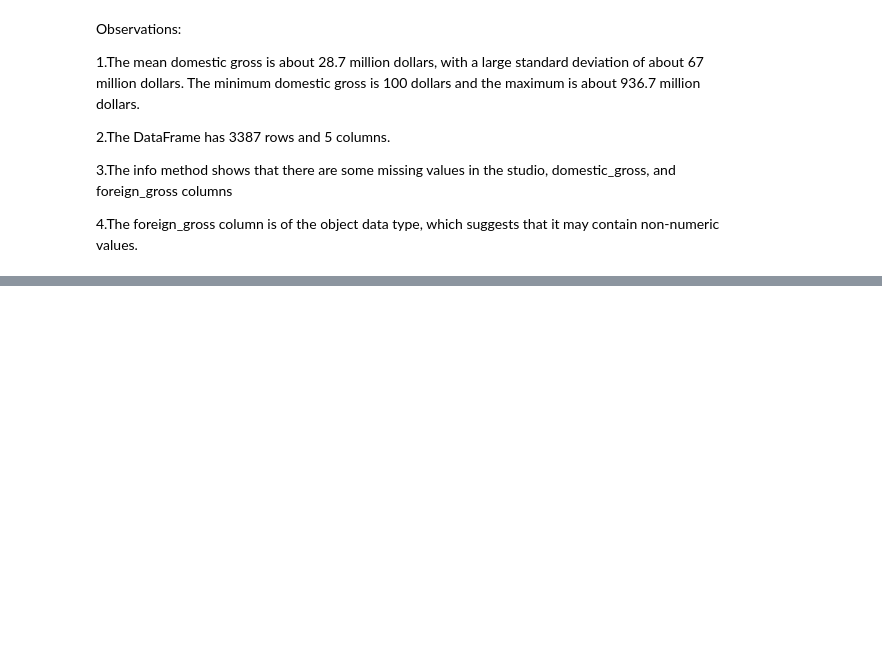
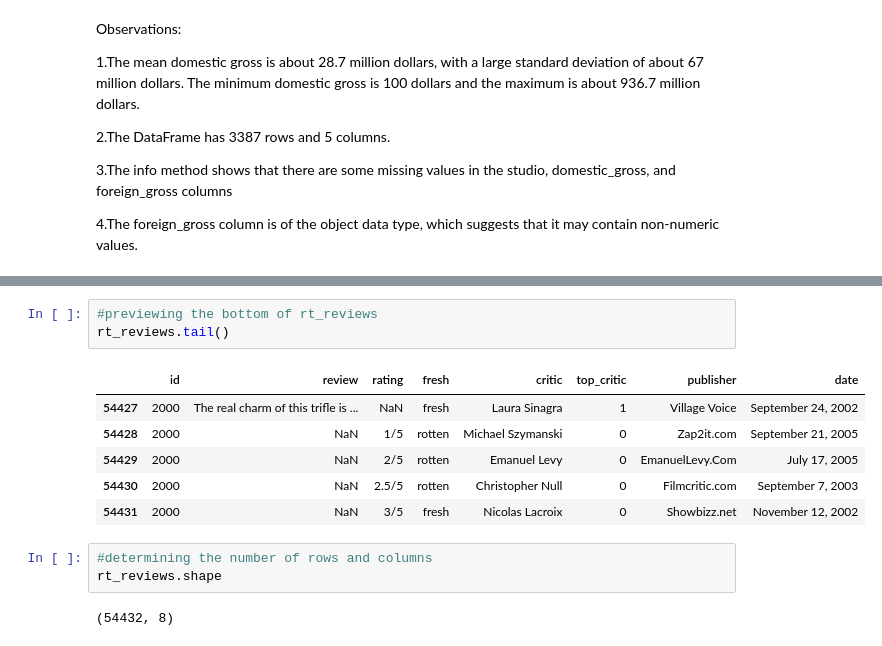
Before and after one commit to George-Mbugua/Movie_Analysis, a Jupyter notebook: Movie_Analysis.ipynb, the cells around one changed output, grey strips where cells are left out. Cells and saved outputs as stored; diff of their text form; blank space fills up the shorter version.

```diff
--- a/Movie_Analysis.ipynb
+++ b/Movie_Analysis.ipynb
@@ -135,0 +205,15 @@ Observations:
+# %%
+#previewing the bottom of rt_reviews
+rt_reviews.tail()
+# %% [output]
+|  | id | review | rating | fresh | critic | top_critic | publisher | date |
+| 54427 | 2000 | The real charm of this trifle is ... | NaN | fresh | Laura Sinagra | 1 | Village Voice | September 24, 2002 |
+| 54428 | 2000 | NaN | 1/5 | rotten | Michael Szymanski | 0 | Zap2it.com | September 21, 2005 |
+| 54429 | 2000 | NaN | 2/5 | rotten | Emanuel Levy | 0 | EmanuelLevy.Com | July 17, 2005 |
+| 54430 | 2000 | NaN | 2.5/5 | rotten | Christopher Null | 0 | Filmcritic.com | September 7, 2003 |
+| 54431 | 2000 | NaN | 3/5 | fresh | Nicolas Lacroix | 0 | Showbizz.net | November 12, 2002 |
+# %%
+#determining the number of rows and columns
+rt_reviews.shape
+# %% [output]
+(54432, 8)
```
Also changed, not shown: parts of 18 cells of this notebook.
